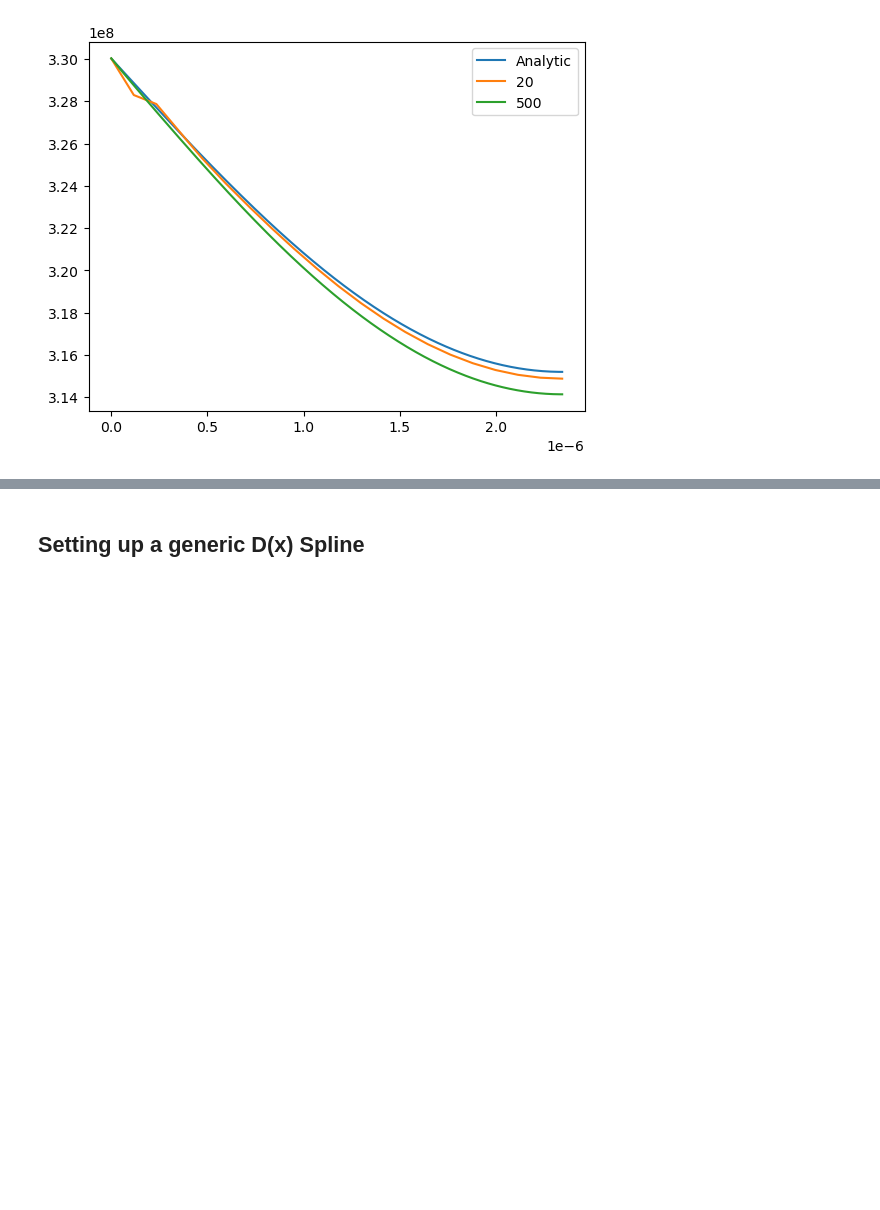
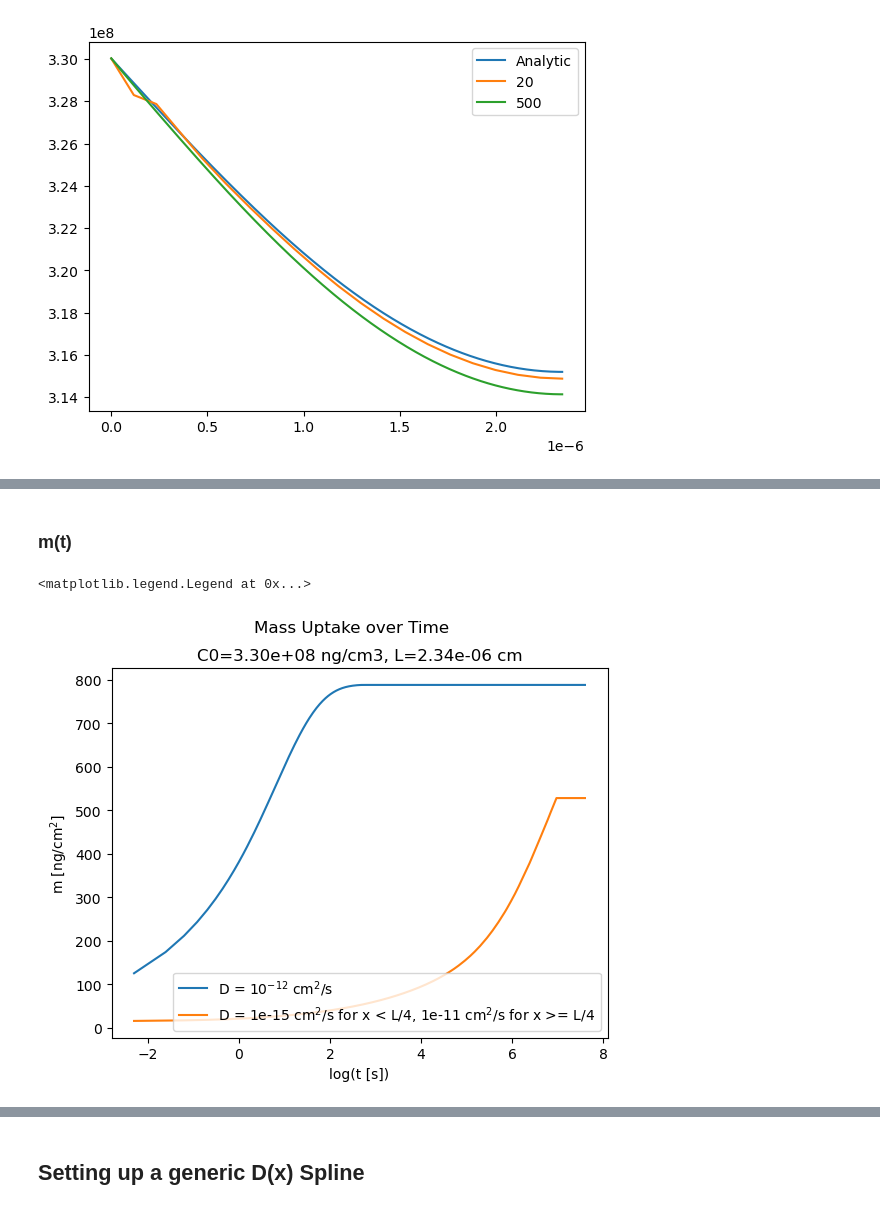
Before and after one commit to william-dove/Diffusion-Modeling, a Jupyter notebook: DopantUptake.ipynb, the cells around one changed output, grey strips where cells are left out. Drawn from its saved outputs; the diff is of its cells as text; code cells hidden in the pictures; blank space fills up the shorter version.

```diff
--- a/DopantUptake.ipynb
+++ b/DopantUptake.ipynb
@@ -959,0 +980,14 @@ f = lambda x: jnp.ones_like(x)*2e-12
+# %%
+Ds = np.array([1e-15, 1e-14, 1e-13, 1e-12, 1e-11, 1e-10])
+tf_ = 2000
+time_s = np.linspace(0, tf_, 10*tf_)
+Nt = 6400*tf_
+
+m_list = []
+
+for D in Ds:
+    f = lambda x: np.ones_like(x)*D
+    num_uptake_data = num_uptake(C0, f, k, L, time_s, Nt=Nt)
+    m_list.append(np.array(num_uptake_data))
+
+m_list = np.array(m_list)
@@ -1001,0 +1081,23 @@ array([1., 1., 1., 1., 1.])
+# %% [markdown]
+### m(t)
+# %%
+tf_ = 2000
+time_s = np.linspace(0, tf_, 10*tf_)
+Nt = 6400*tf_
+
+m_ref_D = num_uptake(C0, ref_D, k, L, time_s, Nt=Nt)
+m_manual_D = num_uptake(C0, manual_D, k, L, time_s, Nt=Nt)
+
+plt.figure(2)
+
+plt.plot(np.log(time_s), m_ref_D, label='D = 10$^{-12}$ cm$^2$/s')
+plt.plot(np.log(time_s), m_manual_D, label='D = 1e-15 cm$^2$/s for x < L/4, 1e-11 cm$^2$/s for x >= L/4')
+
+plt.ylabel('m [ng/cm$^2$]')
+plt.xlabel('log(t [s])')
+plt.suptitle('Mass Uptake over Time')
+plt.title(f'C0={C0:.2e} ng/cm3, L={L:.2e} cm')
+plt.legend()
+# %% [output]
+<matplotlib.legend.Legend at 0x...>
+[figure, added]
```
Also changed, not shown: parts of 19 cells of this notebook.
